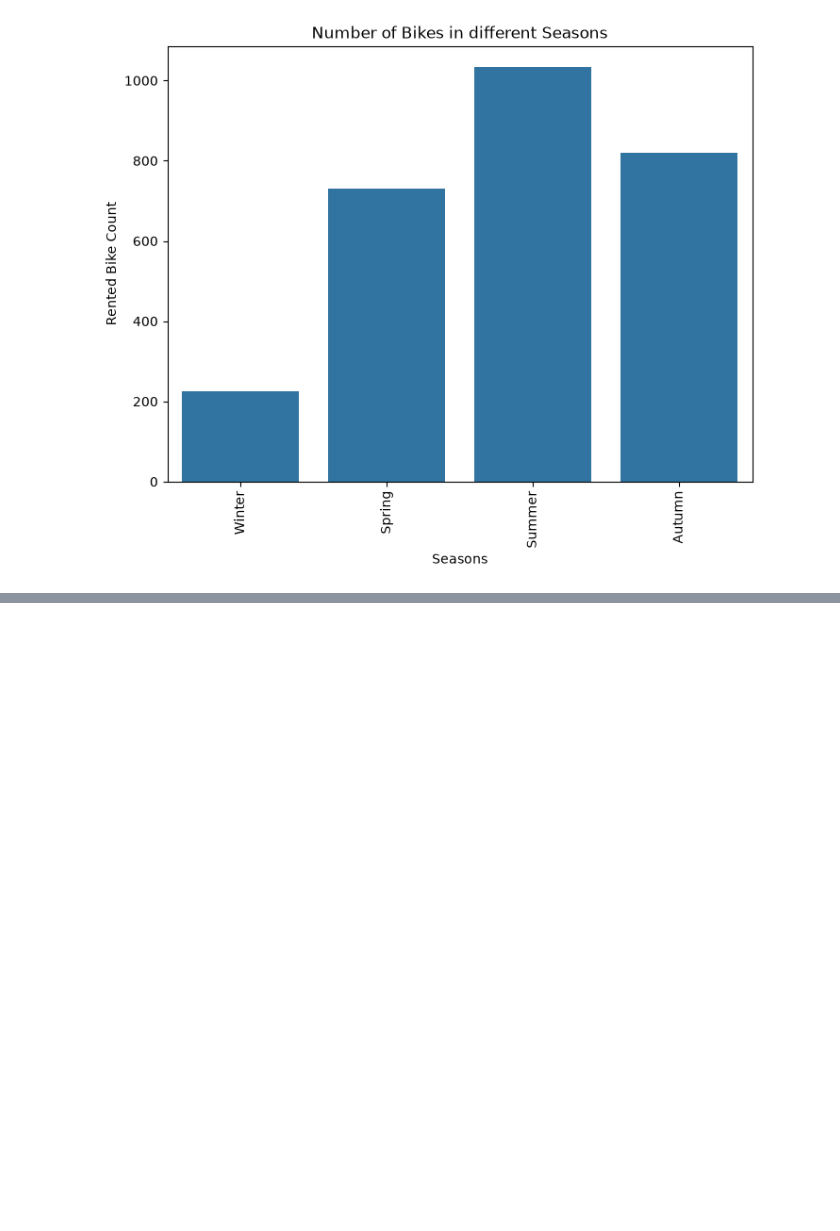
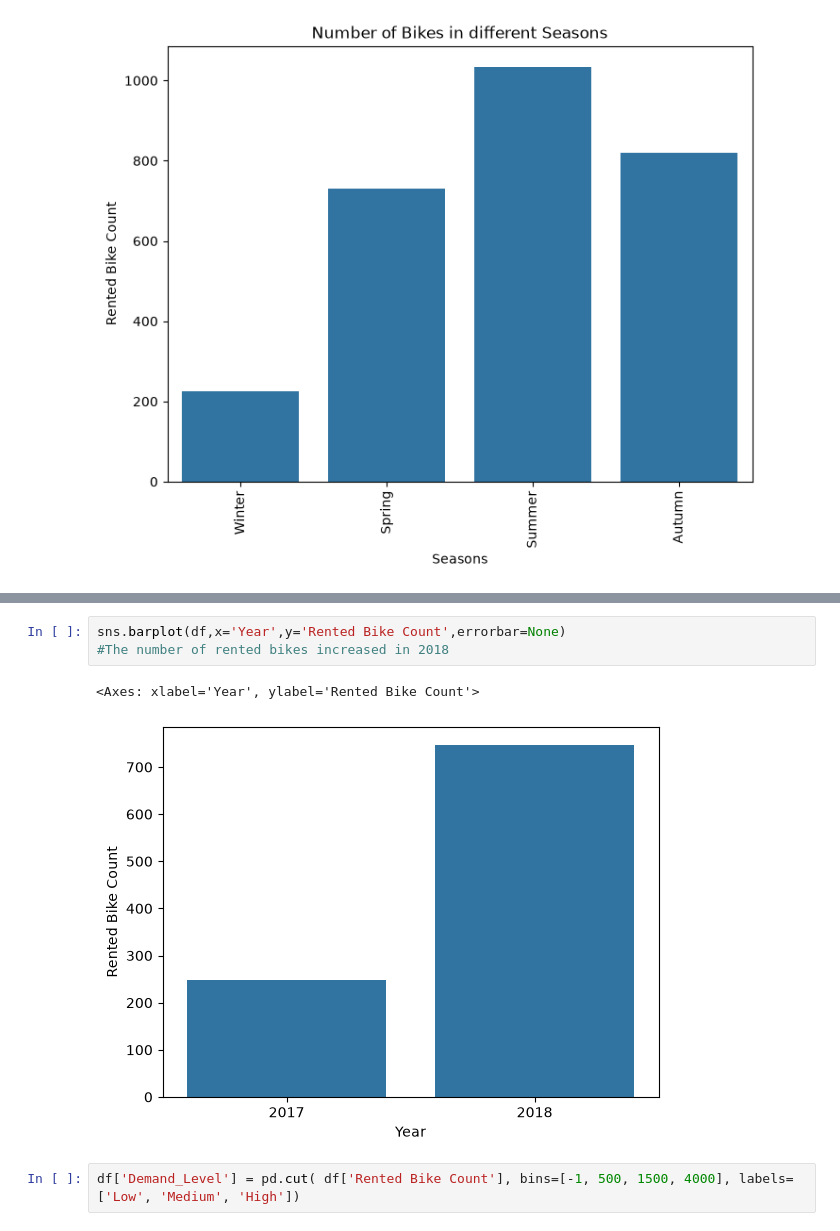
Before and after one commit to aon-muhammad/ArtificaialNueralNetworks, a Jupyter notebook: model.ipynb, the cells around one changed output, grey strips where cells are left out. Drawn from its saved outputs; the diff is of its cells as text; blank space fills up the shorter version.

```diff
--- a/model.ipynb
+++ b/model.ipynb
@@ -98,0 +132,8 @@ sns.barplot(df,x='Holiday',y='Rented Bike Count',errorbar=None)
+# %%
+sns.barplot(df,x='Year',y='Rented Bike Count',errorbar=None)
+#The number of rented bikes increased in 2018
+# %% [output]
+<Axes: xlabel='Year', ylabel='Rented Bike Count'>
+[figure, added]
+# %%
+df['Demand_Level'] = pd.cut( df['Rented Bike Count'], bins=[-1, 500, 1500, 4000], labels=['Low', 'Medium', 'High'])
```
Also changed, not shown: parts of 9 cells of this notebook.
